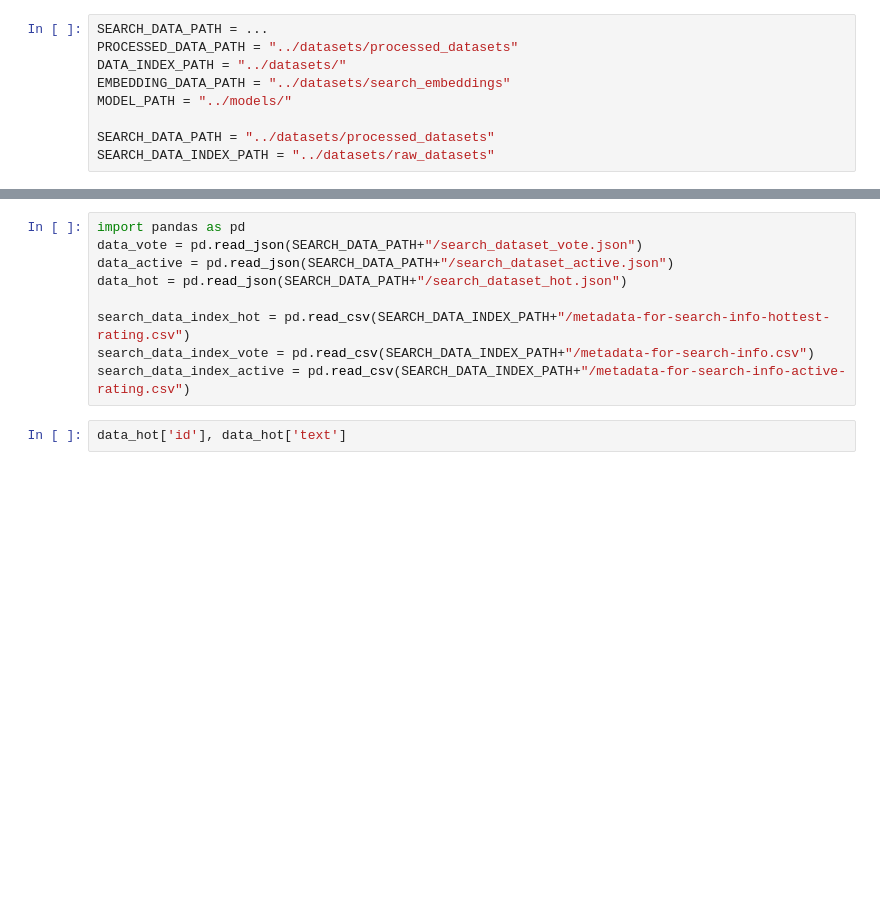
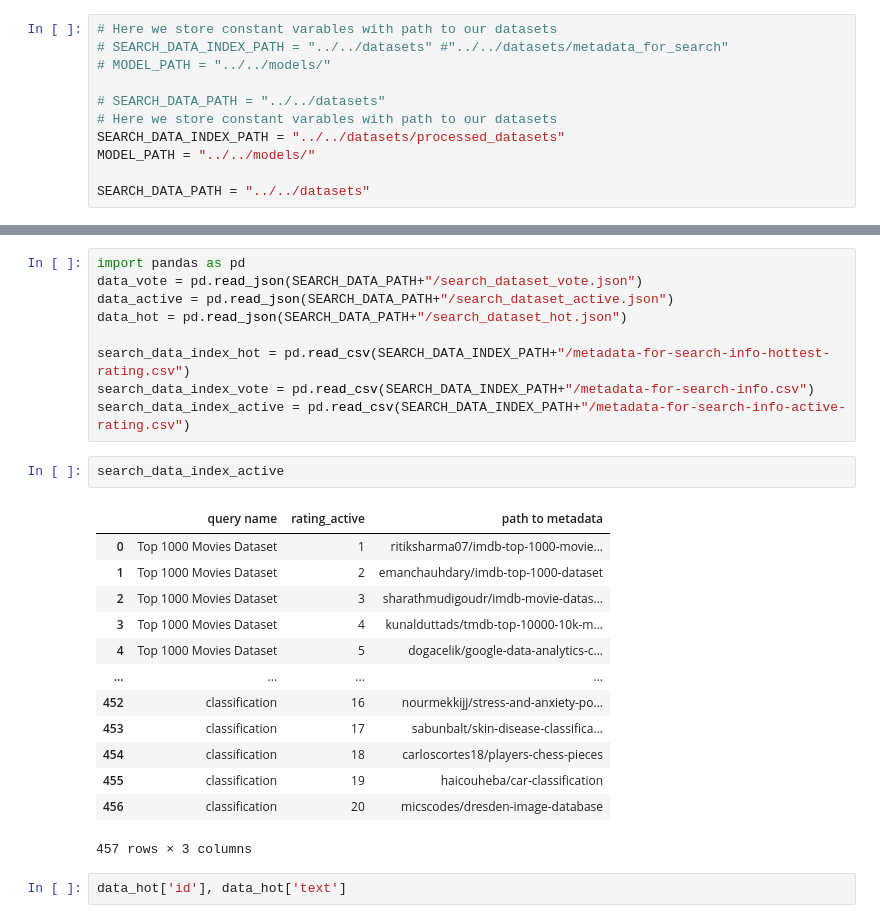
Before and after one commit to Sh41lD4n1n/Text_search_with_LLM, a Jupyter notebook: notebooks/2_models/search_embedding_1.ipynb, the cells around one changed output, grey strips where cells are left out. Drawn from its saved outputs; the diff is of its cells as text; blank space fills up the shorter version.

```diff
--- a/notebooks/2_models/search_embedding_1.ipynb
+++ b/notebooks/2_models/search_embedding_1.ipynb
@@ -5,11 +5,13 @@
 # %% [markdown]
 ## Load dataset
 # %%
-SEARCH_DATA_PATH = ...
-PROCESSED_DATA_PATH = "../datasets/processed_datasets"
-DATA_INDEX_PATH = "../datasets/"
-EMBEDDING_DATA_PATH = "../datasets/search_embeddings"
-MODEL_PATH = "../models/"
+# Here we store constant varables with path to our datasets
+# SEARCH_DATA_INDEX_PATH = "../../datasets" #"../../datasets/metadata_for_search"
+# MODEL_PATH = "../../models/"
 
-SEARCH_DATA_PATH = "../datasets/processed_datasets"
-SEARCH_DATA_INDEX_PATH = "../datasets/raw_datasets"
+# SEARCH_DATA_PATH = "../../datasets"
+# Here we store constant varables with path to our datasets
+SEARCH_DATA_INDEX_PATH = "../../datasets/processed_datasets"
+MODEL_PATH = "../../models/"
+
+SEARCH_DATA_PATH = "../../datasets"
@@ -32,6 +26,22 @@ data_hot = pd.read_json(SEARCH_DATA_PATH+"/search_dataset_hot.json")
 search_data_index_hot = pd.read_csv(SEARCH_DATA_INDEX_PATH+"/metadata-for-search-info-hottest-rating.csv")
 search_data_index_vote = pd.read_csv(SEARCH_DATA_INDEX_PATH+"/metadata-for-search-info.csv")
 search_data_index_active = pd.read_csv(SEARCH_DATA_INDEX_PATH+"/metadata-for-search-info-active-rating.csv")
+# %%
+search_data_index_active
+# %% [output]
+|  | query name | rating_active | path to metadata |
+| 0 | Top 1000 Movies Dataset | 1 | ritiksharma07/imdb-top-1000-movie... |
+| 1 | Top 1000 Movies Dataset | 2 | emanchauhdary/imdb-top-1000-dataset |
+| 2 | Top 1000 Movies Dataset | 3 | sharathmudigoudr/imdb-movie-datas... |
+| 3 | Top 1000 Movies Dataset | 4 | kunalduttads/tmdb-top-10000-10k-m... |
+| 4 | Top 1000 Movies Dataset | 5 | dogacelik/google-data-analytics-c... |
+| ... | ... | ... | ... |
+| 452 | classification | 16 | nourmekkijj/stress-and-anxiety-po... |
+| 453 | classification | 17 | sabunbalt/skin-disease-classifica... |
+| 454 | classification | 18 | carloscortes18/players-chess-pieces |
+| 455 | classification | 19 | haicouheba/car-classification |
+| 456 | classification | 20 | micscodes/dresden-image-database |
+457 rows × 3 columns
 # %%
 data_hot['id'], data_hot['text']
 # %% [output]
```
Also changed, not shown: parts of 26 cells of this notebook, 2 other files.
